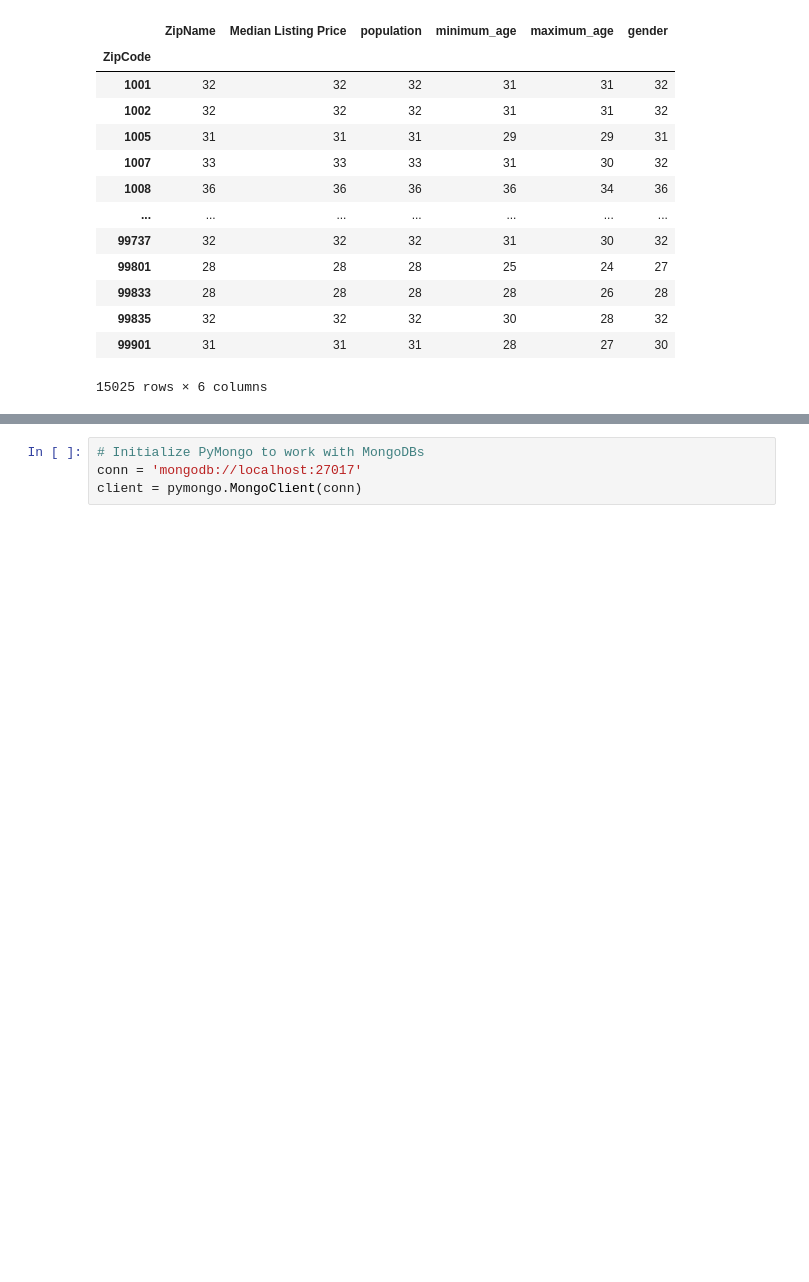
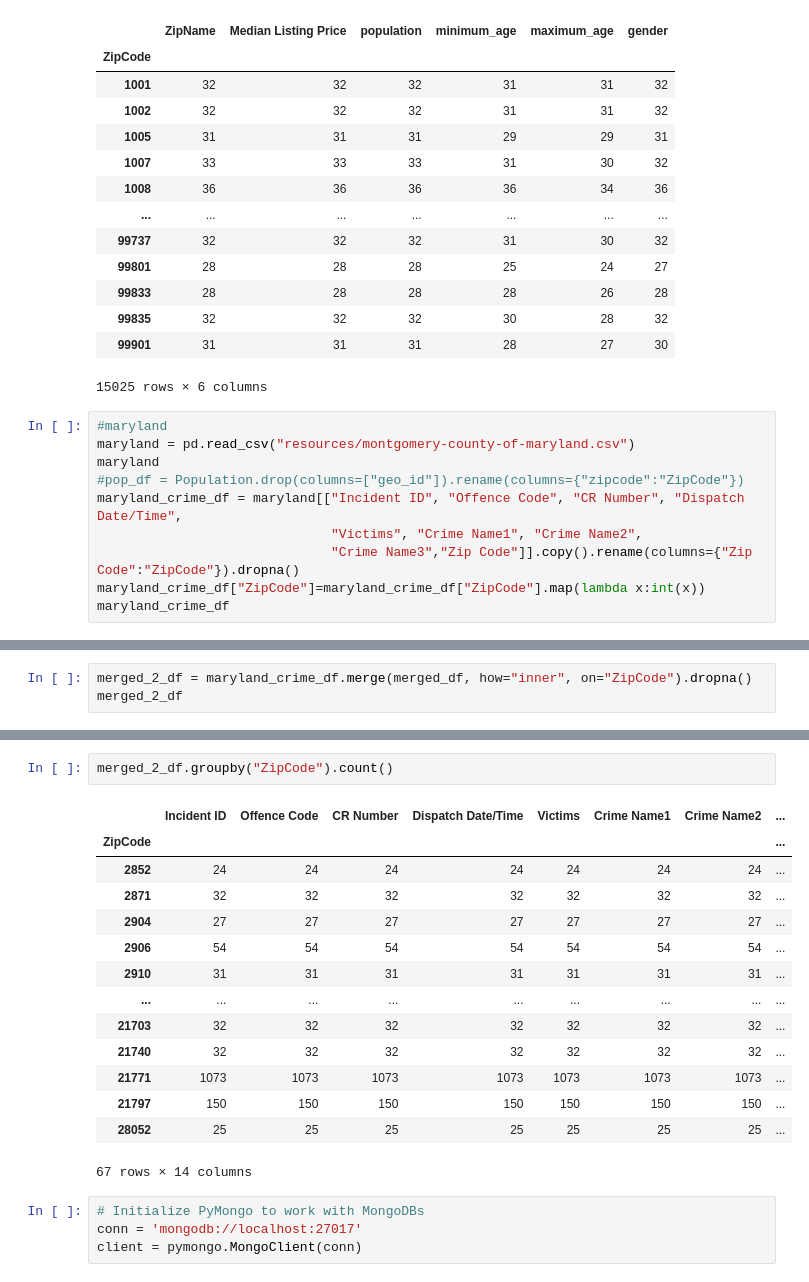
Before and after one commit to bglaudesc/ETL_project, a Jupyter notebook: ETL_project.ipynb, the cells around one changed output, grey strips where cells are left out. Cells and saved outputs as stored; diff of their text form; blank space fills up the shorter version.

```diff
--- a/ETL_project.ipynb
+++ b/ETL_project.ipynb
@@ -109,3 +109,13 @@ merged_df.groupby("ZipCode").count()
 | 99835 | 32 | 32 | 32 | 30 | 28 | 32 |
 | 99901 | 31 | 31 | 31 | 28 | 27 | 30 |
 15025 rows × 6 columns
+# %%
+#maryland
+maryland = pd.read_csv("resources/montgomery-county-of-maryland.csv")
+maryland
+#pop_df = Population.drop(columns=["geo_id"]).rename(columns={"zipcode":"ZipCode"})
+maryland_crime_df = maryland[["Incident ID", "Offence Code", "CR Number", "Dispatch Date/Time",
+                              "Victims", "Crime Name1", "Crime Name2",
+                              "Crime Name3","Zip Code"]].copy().rename(columns={"Zip Code":"ZipCode"}).dropna()
+maryland_crime_df["ZipCode"]=maryland_crime_df["ZipCode"].map(lambda x:int(x))
+maryland_crime_df
@@ -111,0 +154,3 @@ merged_df.groupby("ZipCode").count()
+# %%
+merged_2_df = maryland_crime_df.merge(merged_df, how="inner", on="ZipCode").dropna()
+merged_2_df
@@ -112,3 +171,20 @@ merged_df.groupby("ZipCode").count()
+# %%
+merged_2_df.groupby("ZipCode").count()
+# %% [output]
+|  | Incident ID | Offence Code | CR Number | Dispatch Date/Time | Victims | Crime Name1 | Crime Name2 | ... |
+| ZipCode |  |  |  |  |  |  |  | ... |
+| 2852 | 24 | 24 | 24 | 24 | 24 | 24 | 24 | ... |
+| 2871 | 32 | 32 | 32 | 32 | 32 | 32 | 32 | ... |
+| 2904 | 27 | 27 | 27 | 27 | 27 | 27 | 27 | ... |
+| 2906 | 54 | 54 | 54 | 54 | 54 | 54 | 54 | ... |
+| 2910 | 31 | 31 | 31 | 31 | 31 | 31 | 31 | ... |
+| ... | ... | ... | ... | ... | ... | ... | ... | ... |
+| 21703 | 32 | 32 | 32 | 32 | 32 | 32 | 32 | ... |
+| 21740 | 32 | 32 | 32 | 32 | 32 | 32 | 32 | ... |
+| 21771 | 1073 | 1073 | 1073 | 1073 | 1073 | 1073 | 1073 | ... |
+| 21797 | 150 | 150 | 150 | 150 | 150 | 150 | 150 | ... |
+| 28052 | 25 | 25 | 25 | 25 | 25 | 25 | 25 | ... |
+67 rows × 14 columns
 # %%
 # Initialize PyMongo to work with MongoDBs
 conn = 'mongodb://localhost:27017'
```
Also changed, not shown: parts of 4 cells of this notebook, 1 other file.
